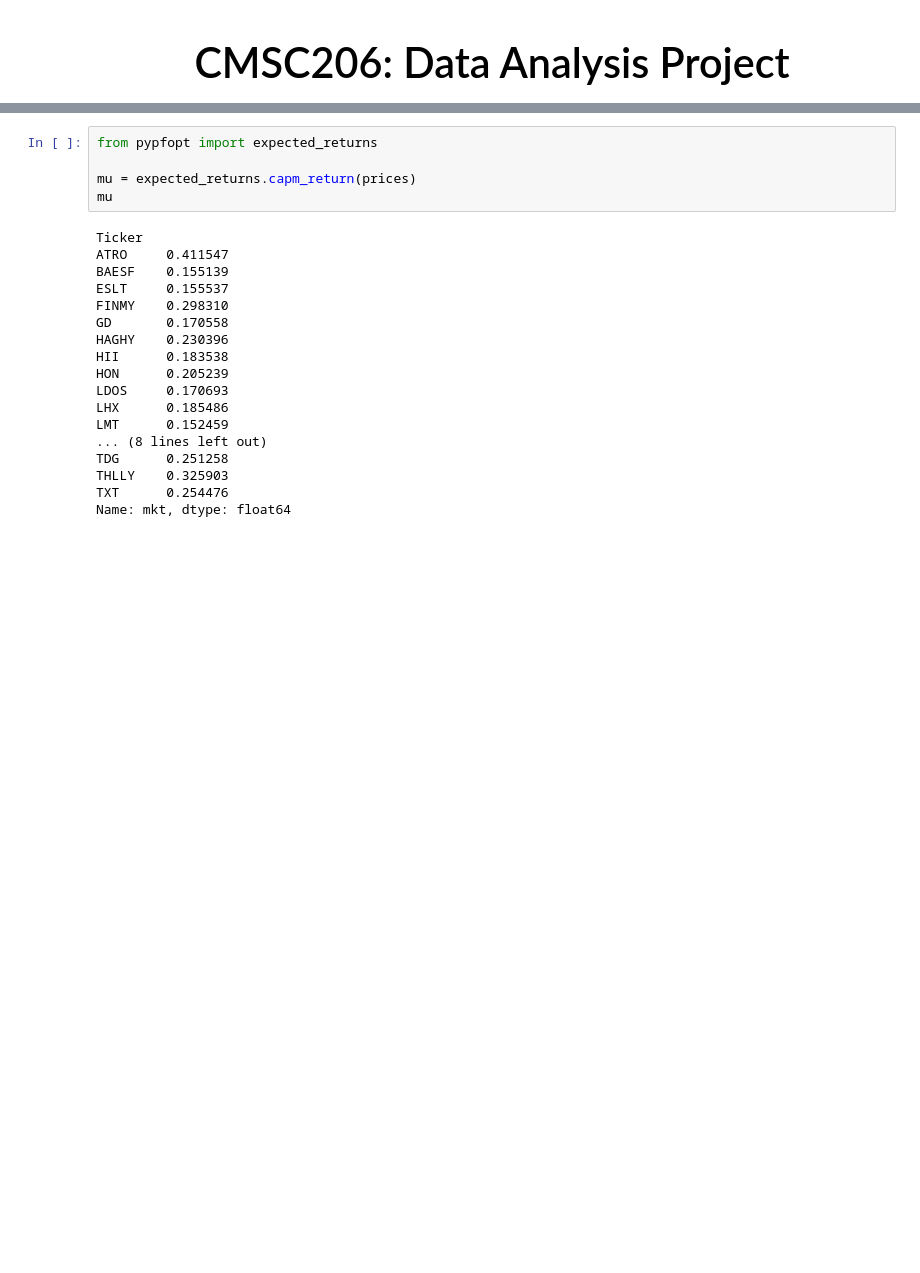
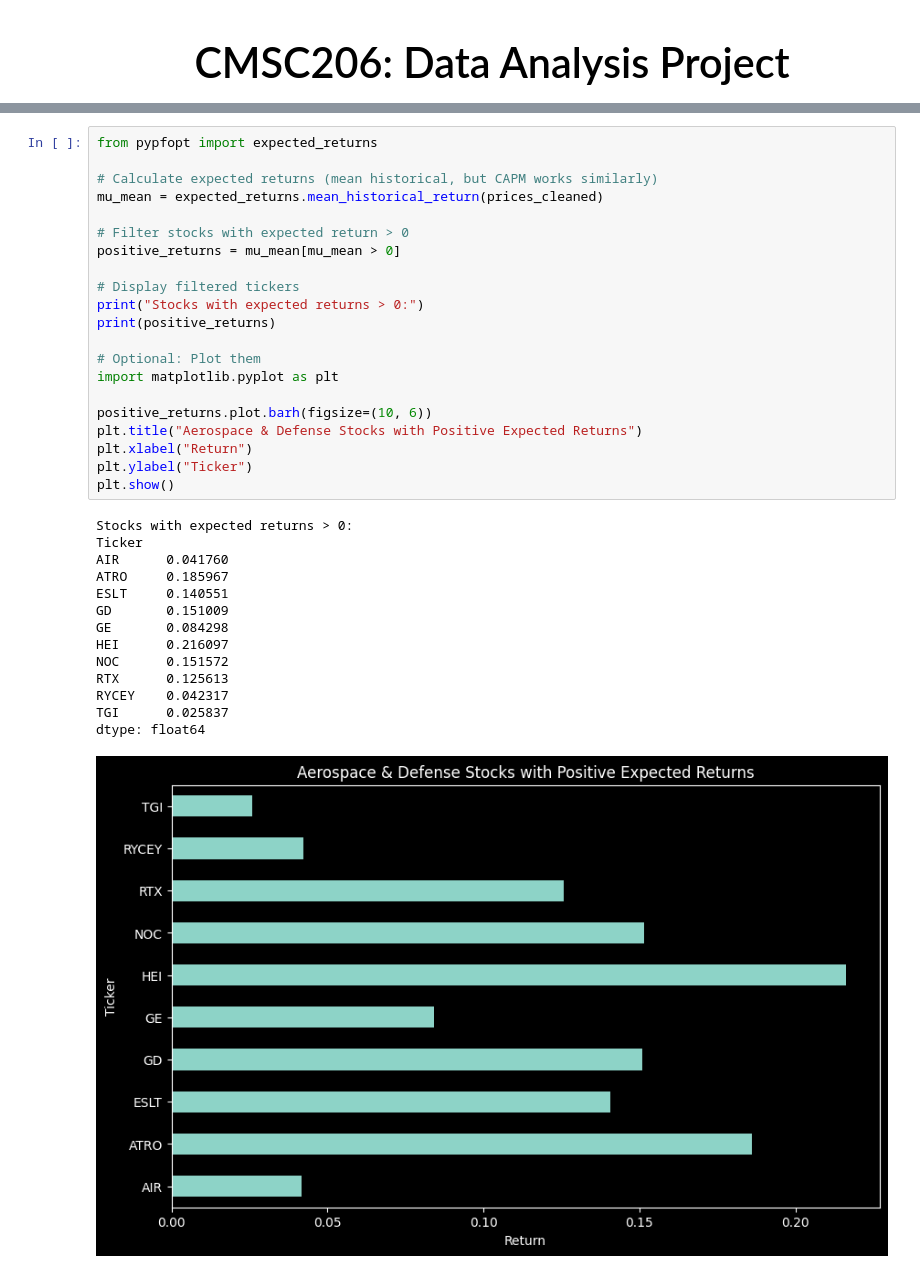
Before and after one commit to blkpvnthr/DIAMOND_HANDS, a Jupyter notebook: aerospace.ipynb, the cells around one changed output, grey strips where cells are left out. Cells and saved outputs as stored; diff of their text form; blank space fills up the shorter version.

```diff
--- a/aerospace.ipynb
+++ b/aerospace.ipynb
@@ -82,23 +111,36 @@ plt.legend(title="Symbols")
 # %%
 from pypfopt import expected_returns
 
-mu = expected_returns.capm_return(prices)
-mu
+# Calculate expected returns (mean historical, but CAPM works similarly)
+mu_mean = expected_returns.mean_historical_return(prices_cleaned)
+
+# Filter stocks with expected return > 0
+positive_returns = mu_mean[mu_mean > 0]
+
+# Display filtered tickers
+print("Stocks with expected returns > 0:")
+print(positive_returns)
+
+# Optional: Plot them
+import matplotlib.pyplot as plt
+
+positive_returns.plot.barh(figsize=(10, 6))
+plt.title("Aerospace & Defense Stocks with Positive Expected Returns")
+plt.xlabel("Return")
+plt.ylabel("Ticker")
+plt.show()
 # %% [output]
+Stocks with expected returns > 0:
 Ticker
-ATRO     0.411547
-BAESF    0.155139
-ESLT     0.155537
-FINMY    0.298310
-GD       0.170558
-HAGHY    0.230396
-HII      0.183538
-HON      0.205239
-LDOS     0.170693
-LHX      0.185486
-LMT      0.152459
-... (8 lines left out)
-TDG      0.251258
-THLLY    0.325903
-TXT      0.254476
-Name: mkt, dtype: float64
+AIR      0.041760
+ATRO     0.185967
+ESLT     0.140551
+GD       0.151009
+GE       0.084298
+HEI      0.216097
+NOC      0.151572
+RTX      0.125613
+RYCEY    0.042317
+TGI      0.025837
+dtype: float64
+[figure, added]
```
Also changed, not shown: parts of 9 cells of this notebook.
